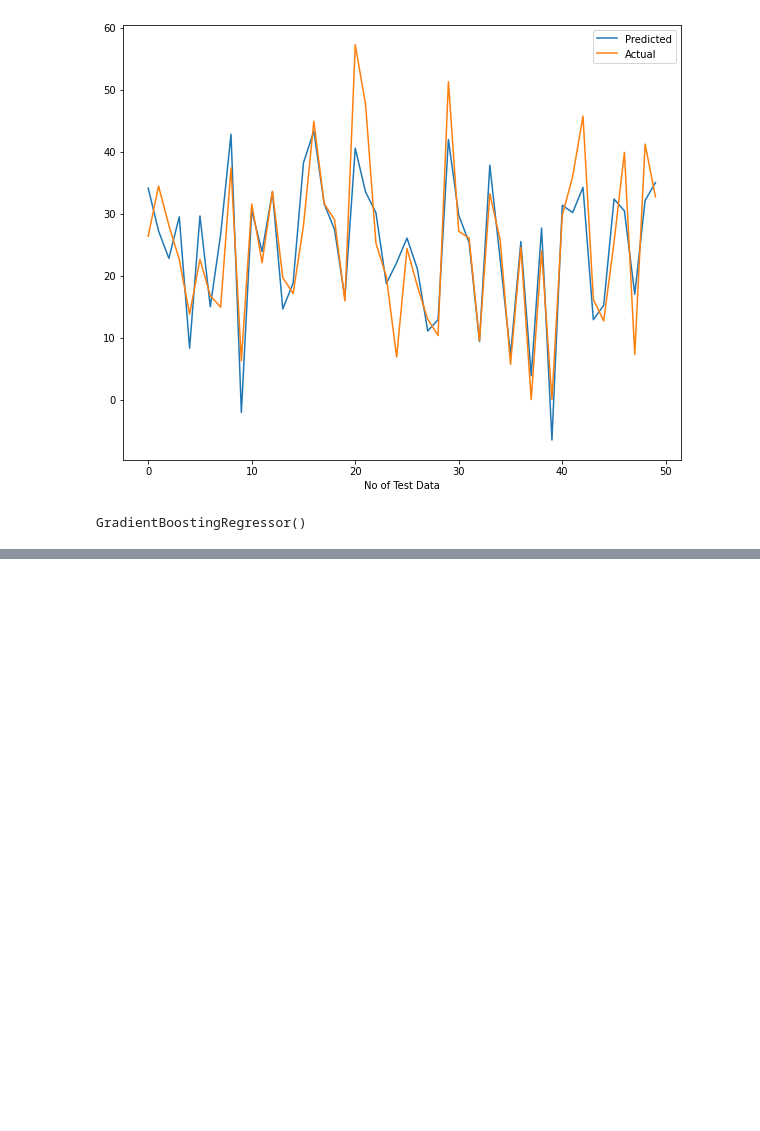
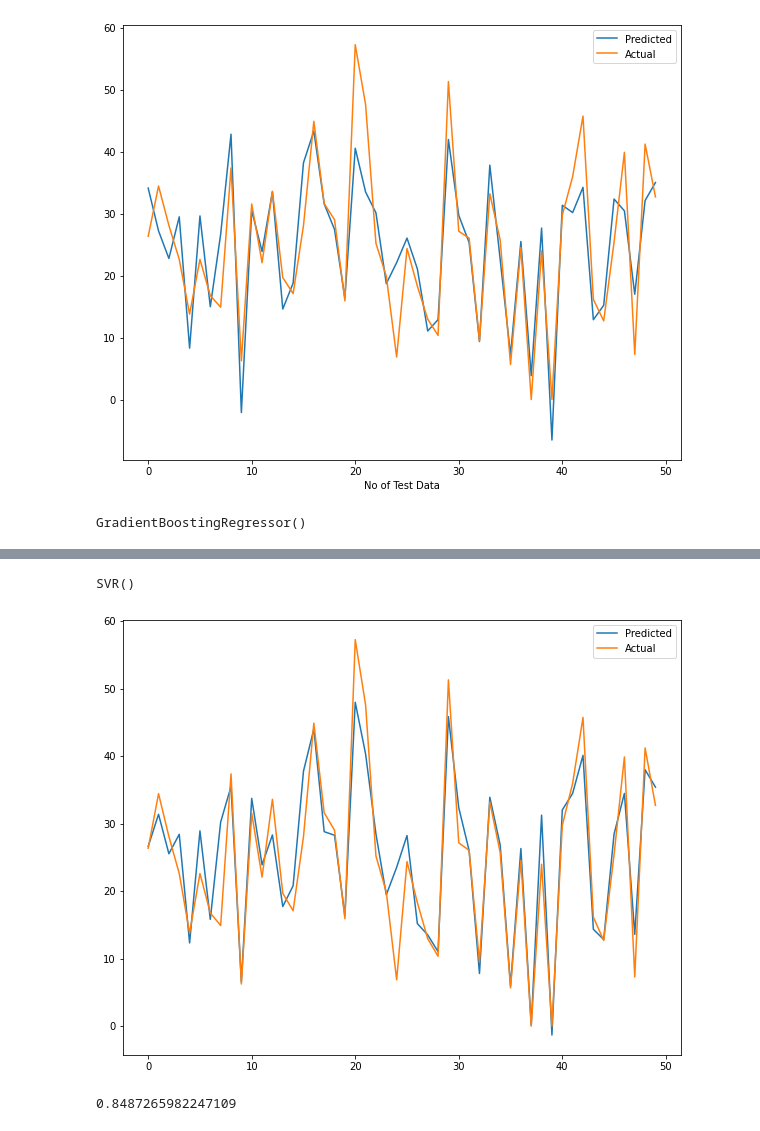
Before and after one commit to ajinkyajumde/Principal-Component-Analysis-on-bike-sharing-dataset, a Jupyter notebook: PRINCIPAL_COMPONENT_ANALYSIS.ipynb, the cells around one changed output, grey strips where cells are left out. Drawn from its saved outputs; the diff is of its cells as text; code cells hidden in the pictures; blank space fills up the shorter version.

```diff
--- a/PRINCIPAL_COMPONENT_ANALYSIS.ipynb
+++ b/PRINCIPAL_COMPONENT_ANALYSIS.ipynb
@@ -581,0 +582,22 @@ model_grad.score(X_train, y_train)
+# %%
+from sklearn import svm
+reg=svm.SVR(kernel='rbf')
+reg.fit(X_train, y_train)
+# %% [output]
+SVR()
+# %%
+
+y_pred_test=reg.predict(X_test)
+# %%
+#Plot the figure
+plt.figure(figsize=(10,8))
+plt.plot((y_pred_test[0:50]))
+plt.plot((np.array(y_test[0:50])))
+plt.legend(["Predicted","Actual"])
+plt.show()
+# %% [output]
+[figure, added]
+# %%
+reg.score(X_train, y_train)
+# %% [output]
+0.8487265982247109
```
Also changed, not shown: parts of 5 cells of this notebook.
